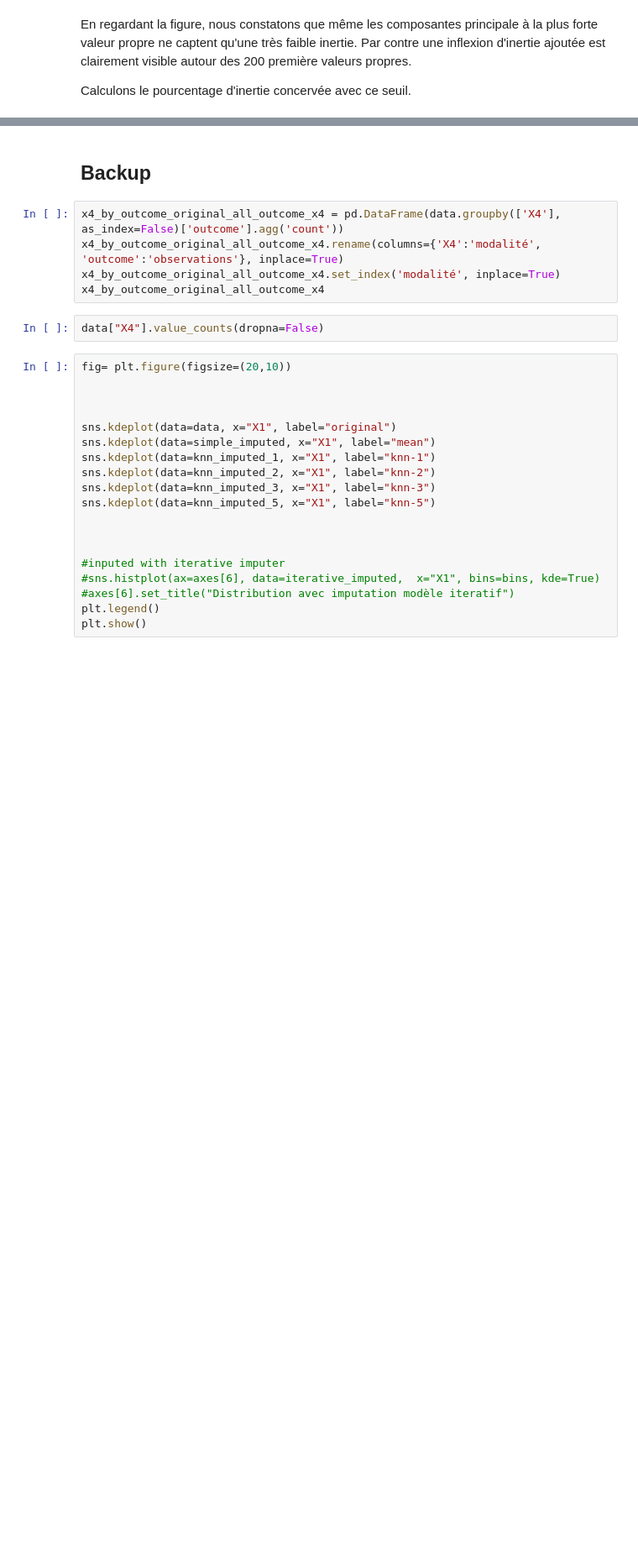
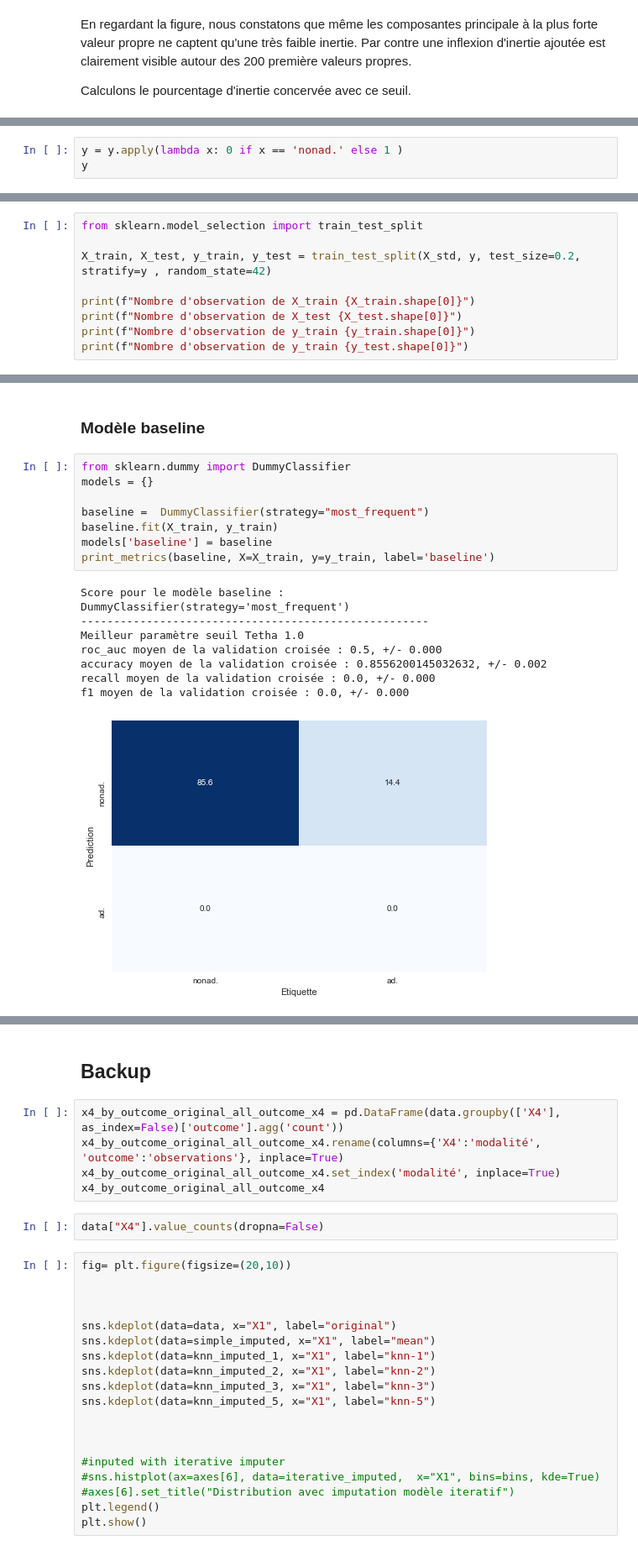
Before and after one commit to cedricsoares/cnam-sta211-entreposage-et-fouille-de-donnees-projet-final, a Jupyter notebook: exploration.ipynb, the cells around one changed output, grey strips where cells are left out. Shown at 84% size. Saved outputs shown, nothing was run; the diff lists cells and outputs as text; blank space fills up the shorter version.

Commit message:
Baseline et Regression Logistique simple non pénalisée

```diff
--- a/exploration.ipynb
+++ b/exploration.ipynb
@@ -538,0 +550,3 @@ SyntaxError: invalid syntax (<ipython-input-36-29c3a23808d0>, line 1)
+# %%
+y = y.apply(lambda x: 0 if x == 'nonad.' else 1 )
+y
@@ -538,0 +570,9 @@ SyntaxError: invalid syntax (<ipython-input-36-29c3a23808d0>, line 1)
+# %%
+from sklearn.model_selection import train_test_split
+
+X_train, X_test, y_train, y_test = train_test_split(X_std, y, test_size=0.2, stratify=y , random_state=42)
+
+print(f"Nombre d'observation de X_train {X_train.shape[0]}")
+print(f"Nombre d'observation de X_test {X_test.shape[0]}")
+print(f"Nombre d'observation de y_train {y_train.shape[0]}")
+print(f"Nombre d'observation de y_train {y_test.shape[0]}")
@@ -538,0 +694,20 @@ SyntaxError: invalid syntax (<ipython-input-36-29c3a23808d0>, line 1)
+# %% [markdown]
+### Modèle baseline
+# %%
+from sklearn.dummy import DummyClassifier
+models = {}
+
+baseline =  DummyClassifier(strategy="most_frequent")
+baseline.fit(X_train, y_train)
+models['baseline'] = baseline
+print_metrics(baseline, X=X_train, y=y_train, label='baseline')
+# %% [output]
+Score pour le modèle baseline :
+DummyClassifier(strategy='most_frequent')
+-----------------------------------------------------
+Meilleur paramètre seuil Tetha 1.0
+roc_auc moyen de la validation croisée : 0.5, +/- 0.000
+accuracy moyen de la validation croisée : 0.8556200145032632, +/- 0.002
+recall moyen de la validation croisée : 0.0, +/- 0.000
+f1 moyen de la validation croisée : 0.0, +/- 0.000
+[figure, added]
```
Also changed, not shown: parts of 22 cells of this notebook.
